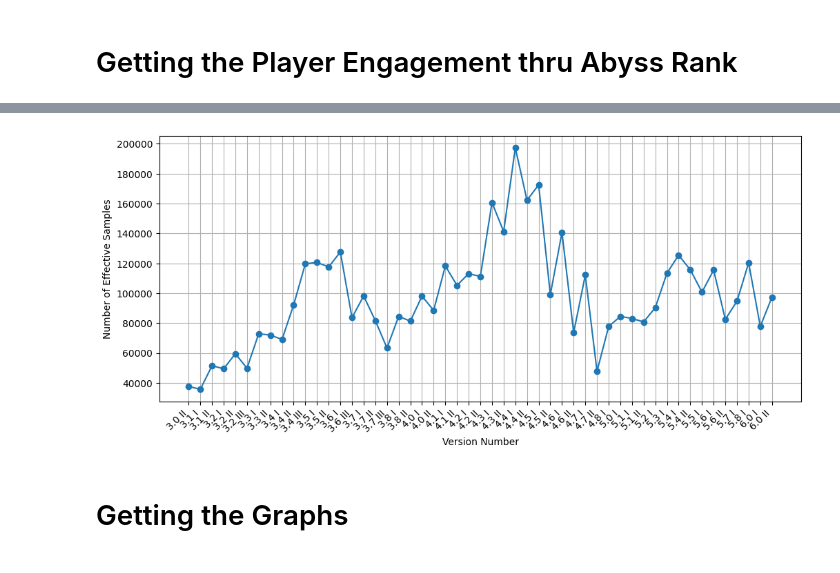
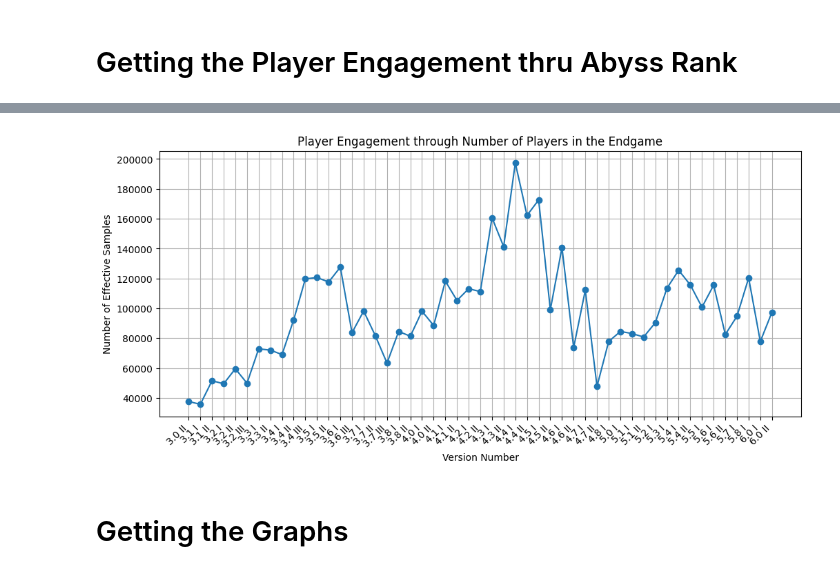
Before and after one commit to BSDSBA-JF/genshin_nx, a Jupyter notebook: 02_webscraping_teams.ipynb, the cells around one changed output, grey strips where cells are left out. Cells and saved outputs as stored; diff of their text form; code cells hidden in the pictures.

```diff
--- a/02_webscraping_teams.ipynb
+++ b/02_webscraping_teams.ipynb
@@ -80,13 +74,14 @@ df.to_csv('data/abyss_rank_activity.csv', index=False)
 # %%
 plt.figure(figsize=(12, 5))
 plt.plot(df['Version'], df['Effective Samples'], marker='o')
 plt.xticks(ticks=df['Version'], labels=df['Patch Label'], rotation=45, ha='right')
 plt.xlabel('Version Number')
 plt.ylabel('Number of Effective Samples')
 plt.grid()
+plt.title('Player Engagement through Number of Players in the Endgame')
 plt.show()
 # %% [output]
-[figure, old version]
+[figure, new version]
 # %% [markdown]
 # Getting the Graphs
 # %%
```
Also changed, not shown: parts of 1 cell of this notebook, 6 other files.
